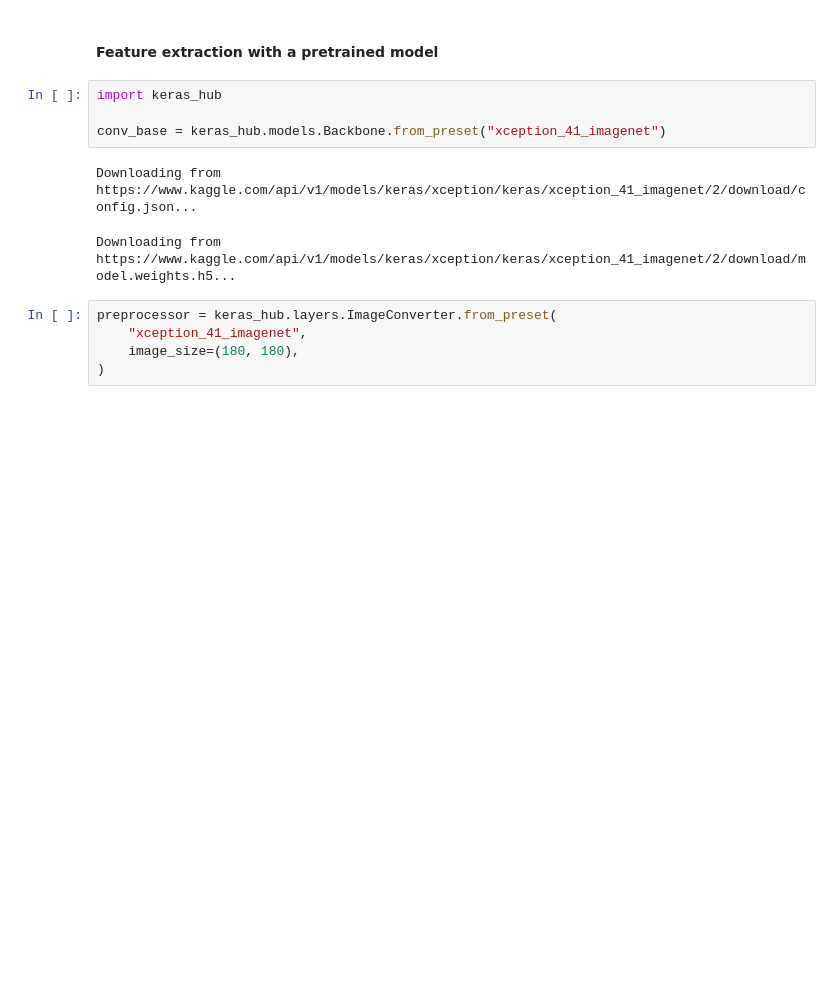
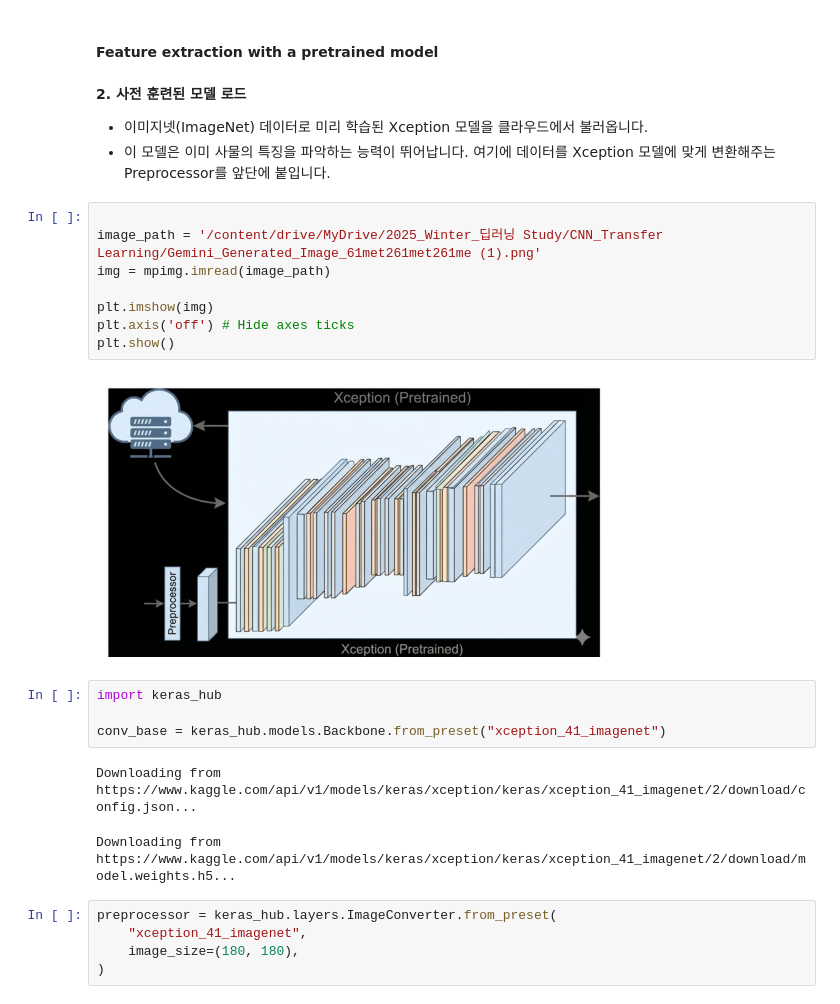
Before and after one commit to ancestor9/2025_Winter_Deep-Learning-with-TensorFlow, a Jupyter notebook: 20260107_03_Image Classification/chapter08_image_classification.ipynb, the cells around one changed output. Cells and saved outputs as stored; diff of their text form; blank space fills up the shorter version.

```diff
--- a/20260107_03_Image Classification/chapter08_image_classification.ipynb
+++ b/20260107_03_Image Classification/chapter08_image_classification.ipynb
@@ -471,5 +494,20 @@ Test accuracy: 0.838
 # %% [markdown]
 #### Feature extraction with a pretrained model
+# %% [markdown]
+**2. 사전 훈련된 모델 로드**
+
+- 이미지넷(ImageNet) 데이터로 미리 학습된 Xception 모델을 클라우드에서 불러옵니다.
+- 이 모델은 이미 사물의 특징을 파악하는 능력이 뛰어납니다. 여기에 데이터를 Xception 모델에 맞게 변환해주는 Preprocessor를 앞단에 붙입니다.
+# %%
+
+image_path = '/content/drive/MyDrive/2025_Winter_딥러닝 Study/CNN_Transfer Learning/Gemini_Generated_Image_61met261met261me (1).png'
+img = mpimg.imread(image_path)
+
+plt.imshow(img)
+plt.axis('off') # Hide axes ticks
+plt.show()
+# %% [output]
+[figure, added]
 # %%
 import keras_hub
 
```
Also changed, not shown: parts of 8 cells of this notebook.
